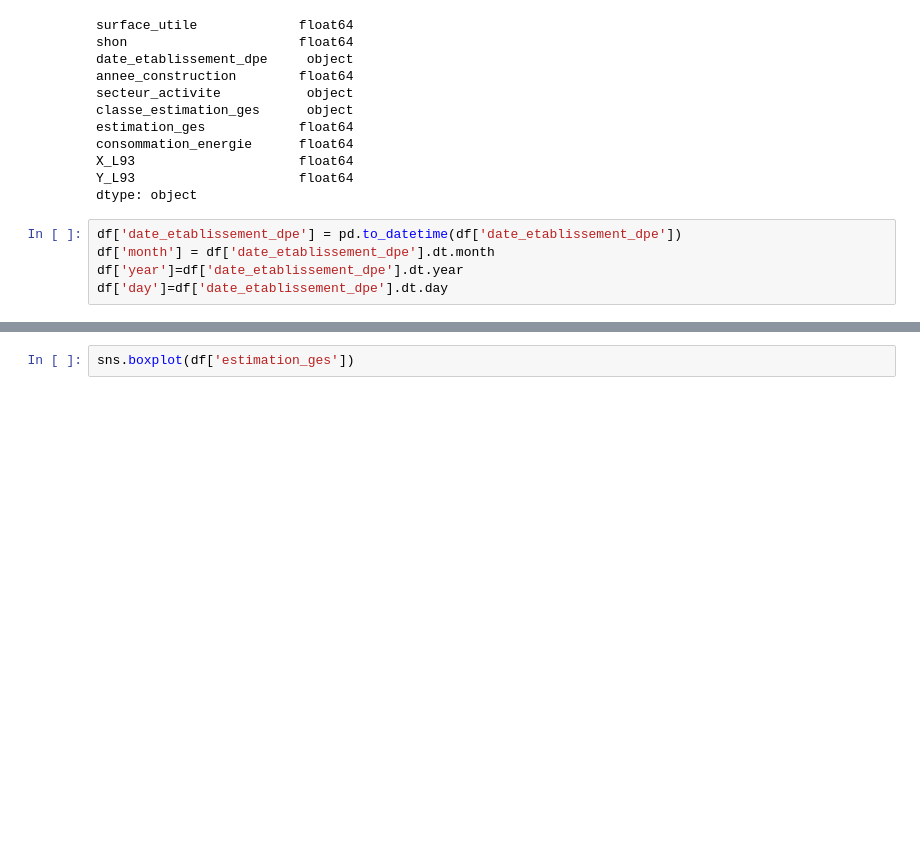
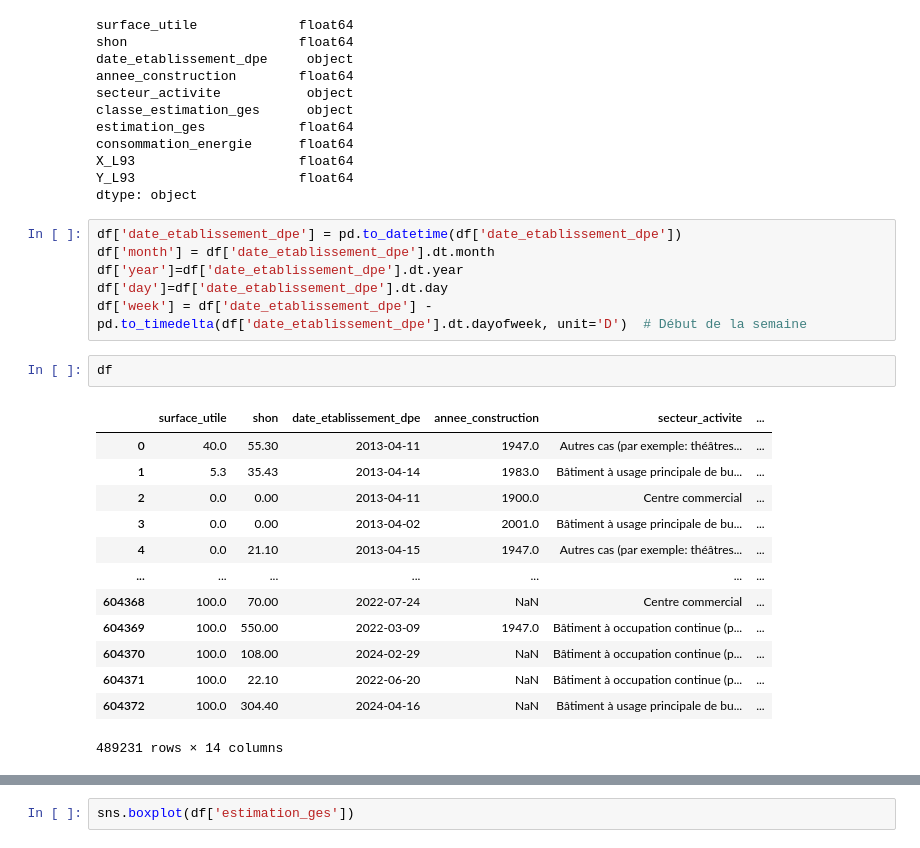
Before and after one commit to bechirhannachi/BNP-Centrale-project-Gr-1, a Jupyter notebook: data.ipynb, the cells around one changed output, grey strips where cells are left out. Drawn from its saved outputs; the diff is of its cells as text; blank space fills up the shorter version.

```diff
--- a/data.ipynb
+++ b/data.ipynb
@@ -102,6 +102,23 @@ df['date_etablissement_dpe'] = pd.to_datetime(df['date_etablissement_dpe'])
 df['month'] = df['date_etablissement_dpe'].dt.month
 df['year']=df['date_etablissement_dpe'].dt.year
 df['day']=df['date_etablissement_dpe'].dt.day
+df['week'] = df['date_etablissement_dpe'] - pd.to_timedelta(df['date_etablissement_dpe'].dt.dayofweek, unit='D')  # Début de la semaine
+# %%
+df
+# %% [output]
+|  | surface_utile | shon | date_etablissement_dpe | annee_construction | secteur_activite | ... |
+| 0 | 40.0 | 55.30 | 2013-04-11 | 1947.0 | Autres cas (par exemple: théâtres... | ... |
+| 1 | 5.3 | 35.43 | 2013-04-14 | 1983.0 | Bâtiment à usage principale de bu... | ... |
+| 2 | 0.0 | 0.00 | 2013-04-11 | 1900.0 | Centre commercial | ... |
+| 3 | 0.0 | 0.00 | 2013-04-02 | 2001.0 | Bâtiment à usage principale de bu... | ... |
+| 4 | 0.0 | 21.10 | 2013-04-15 | 1947.0 | Autres cas (par exemple: théâtres... | ... |
+| ... | ... | ... | ... | ... | ... | ... |
+| 604368 | 100.0 | 70.00 | 2022-07-24 | NaN | Centre commercial | ... |
+| 604369 | 100.0 | 550.00 | 2022-03-09 | 1947.0 | Bâtiment à occupation continue (p... | ... |
+| 604370 | 100.0 | 108.00 | 2024-02-29 | NaN | Bâtiment à occupation continue (p... | ... |
+| 604371 | 100.0 | 22.10 | 2022-06-20 | NaN | Bâtiment à occupation continue (p... | ... |
+| 604372 | 100.0 | 304.40 | 2024-04-16 | NaN | Bâtiment à usage principale de bu... | ... |
+489231 rows × 14 columns
 # %%
 np.array(df.columns)
 # %% [output]
```
Also changed, not shown: parts of 8 cells of this notebook.
